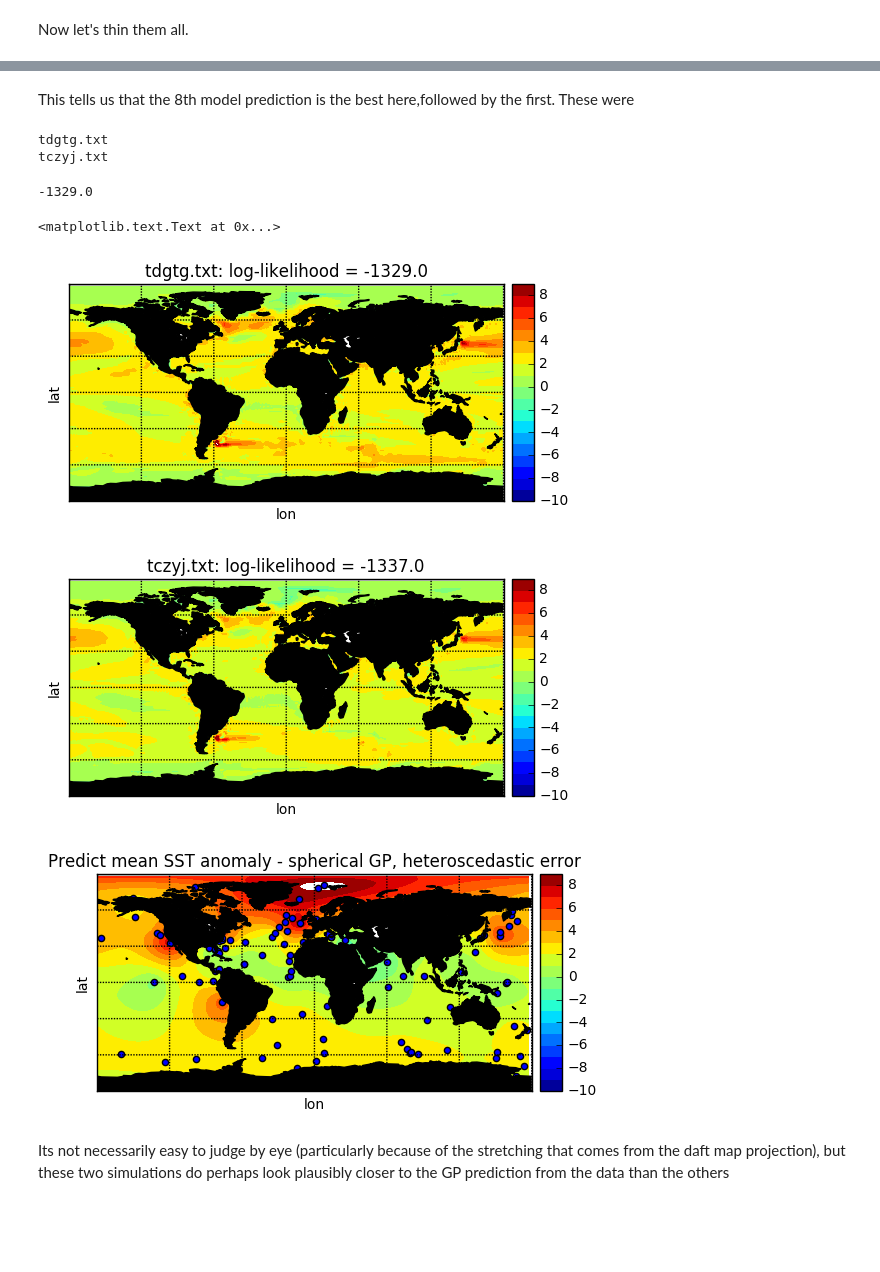
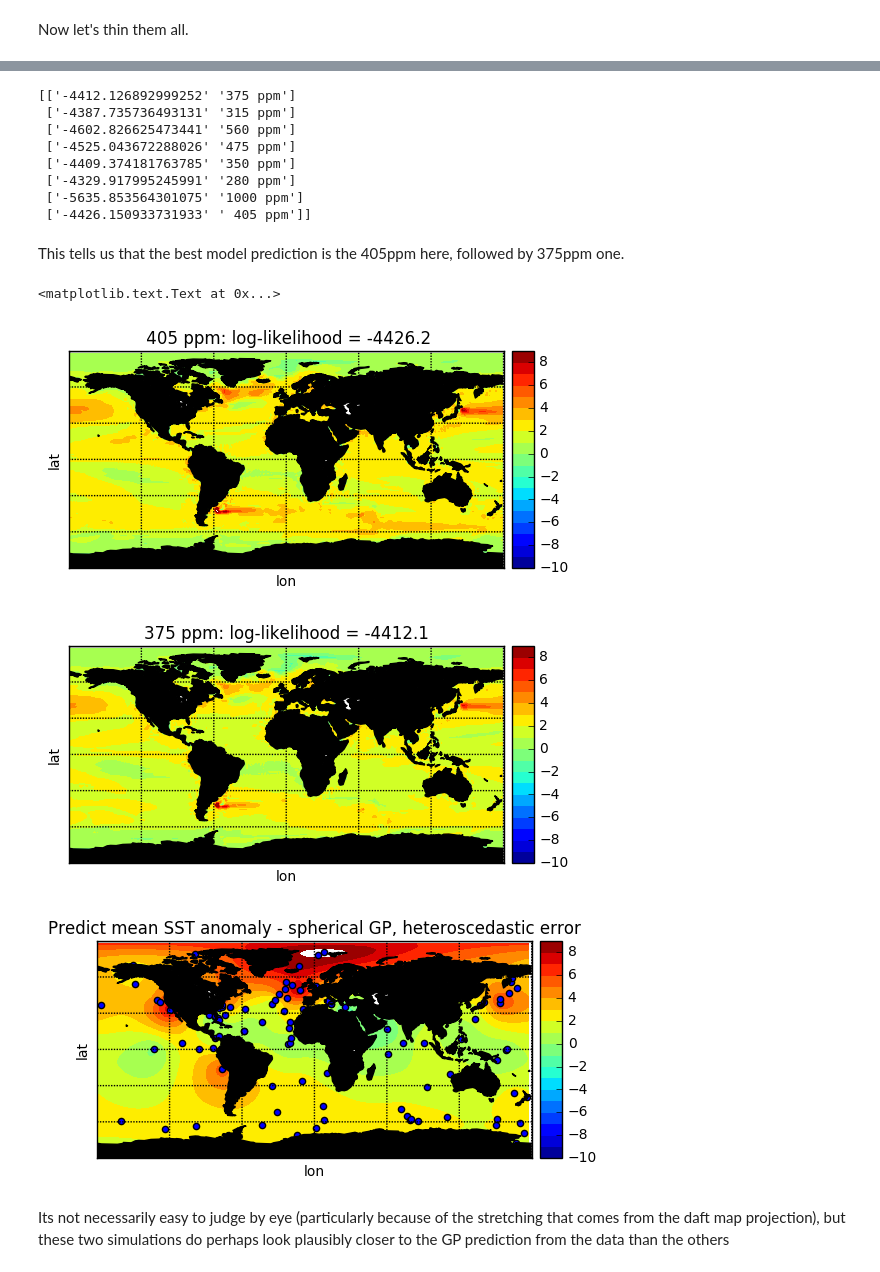
Before and after one commit to rich-d-wilkinson/ModelDataComparisonPython, a Jupyter notebook: Demonstration.ipynb, the cells around one changed output, grey strips where cells are left out. Drawn from its saved outputs; the diff is of its cells as text; code cells hidden in the pictures; blank space fills up the shorter version.

```diff
--- a/Demonstration.ipynb
+++ b/Demonstration.ipynb
@@ -472,7 +367,8 @@ gcm1 = np.genfromtxt(file_name)
 # %% [markdown]
 Now we'll thin the GCM grid and data, throw away values over land (as there is no need to predict here - its just unnecessary costs), predict using the trained GP from above. This takes about a minute on my machine (so would take about 16 minutes to do with the unthinned grid, assuming I don't run out of memory).
 # %%
-X_pred, gcm_grid = ThinGrid(gcm1, gcm_mask, thinby=2)
+thinby=2
+X_pred, gcm_grid = ThinGrid(gcm1, gcm_mask, thinby=thinby)
 mu, Cov = m3.predict_noiseless(X_pred, full_cov=True)
 
 print(multivariate_normal.logpdf(gcm_grid.flatten(), mu.flatten(), Cov))
@@ -483,15 +377,23 @@ WARNING - ARD=False only
 # %% [markdown]
 We can make this more efficient by doing all the likelihood calculations at once. That way, we only need to invert the variance matrix once. Let's load all of the GCM runs.
 # %%
+dict = {'tdgth': '280 ppm',
+        'tczyi': '315 ppm',
+    'tdgtj': '350 ppm',
+    'tczyj': '375 ppm',
+    'tdgtg': ' 405 ppm',
+    'tczyk': '475 ppm',
+    'tdgtk': '560 ppm',
+    'tdgti': '1000 ppm'}
+
 gcm_runs = np.zeros((8,27186))
-
+gcm_runs_label = gcm_SSTs.copy()
 count=0
 
 for file_name in gcm_SSTs:
-    print(file_name)
     file_nm = file_name.split(GCM_dir)[-1]
-
+    #print(file_nm)
     # Read in GCM output.
     gcm_runs[count,:] = np.genfromtxt(file_name)
+    gcm_runs_label[count] = dict[file_nm.split(".txt")[0]]
     count +=1
-#    X_pred, gcm_grid = ThinGrid(gcm1, gcm_mask, thinby=5)
@@ -529,30 +414,46 @@ WARNING - ARD=False only
+# %%
+count = 0
+loglike = {}
+for file_name in gcm_SSTs:
+    file_nm = file_name.split(GCM_dir)[-1]
+    key = file_nm.split(".txt")[0]
+    #print(key)
+    loglike[dict[key]] = loglikes[count]
+    count +=1
+#    loglikes[count]
+
+loglike_results = np.column_stack((loglikes, gcm_runs_label))
+
+print(loglike_results)
+# %% [output]
+[['-4412.126892999252' '375 ppm']
+ ['-4387.735736493131' '315 ppm']
+ ['-4602.826625473441' '560 ppm']
+ ['-4525.043672288026' '475 ppm']
+ ['-4409.374181763785' '350 ppm']
+ ['-4329.917995245991' '280 ppm']
+ ['-5635.853564301075' '1000 ppm']
+ ['-4426.150933731933' ' 405 ppm']]
 # %% [markdown]
-This tells us that the 8th model prediction is the best here,followed by the first. These were
+This tells us that the best model prediction is the 405ppm here, followed by 375ppm one.
-# %%
-print(gcm_SSTs[7].split(GCM_dir)[-1])
-print(gcm_SSTs[0].split(GCM_dir)[-1])
-round(loglikes[7])
-# %% [output]
-tdgtg.txt
-tczyj.txt
--1329.0
 # %%
 map = plot_gcm(gcm_runs[7,:], gcm_mask)
-plt.title(gcm_SSTs[7].split(GCM_dir)[-1]+': log-likelihood = ' + str(round(loglikes[7])))
+plt.title(loglike_results[7,1]+': log-likelihood = ' + str(round(float(loglike_results[7,0]),1)))
+#plt.title(gcm_runs_label[7]+': log-likelihood = ' + str(round(loglikes[7])))
 
 plt.figure()
 map = plot_gcm(gcm_runs[0,:], gcm_mask)
-plt.title(gcm_SSTs[0].split(GCM_dir)[-1]+': log-likelihood = ' + str(round(loglikes[0])))
+plt.title(loglike_results[0,1]+': log-likelihood = ' + str(round(float(loglike_results[0,0]),1)))
 
 
 # and for comparison the GP fit
 plt.figure(3)
 map=plot_map(longgridplot, latgridplot, mu3, X_obs, levels=np.arange(-10,10,1))
 plt.title('Predict mean SST anomaly - spherical GP, heteroscedastic error')
 # %% [output]
 <matplotlib.text.Text at 0x...>
-[figure, old version]
+[figure, new version]
-[figure, old version]
+[figure, new version]
 [figure]
 # %% [markdown]
 Its not necessarily easy to judge by eye (particularly because of the stretching that comes from the daft map projection), but these two simulations do perhaps look plausibly closer to the GP prediction from the data than the others
```
Also changed, not shown: parts of 23 cells of this notebook, 2 other files.
